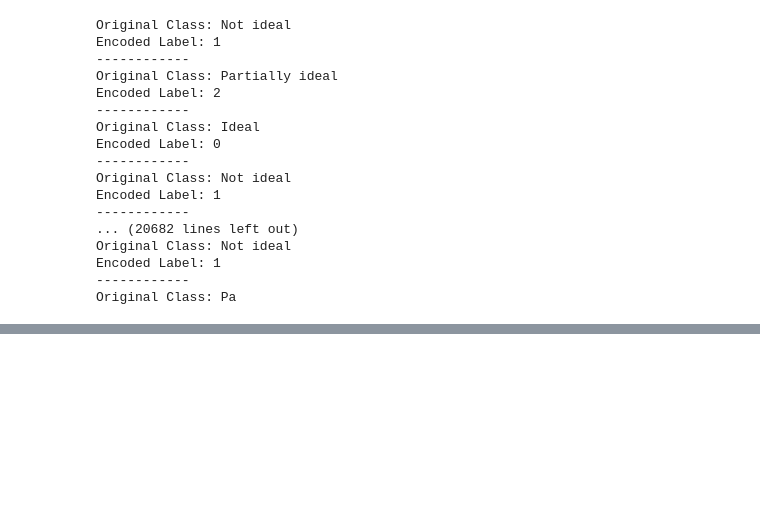
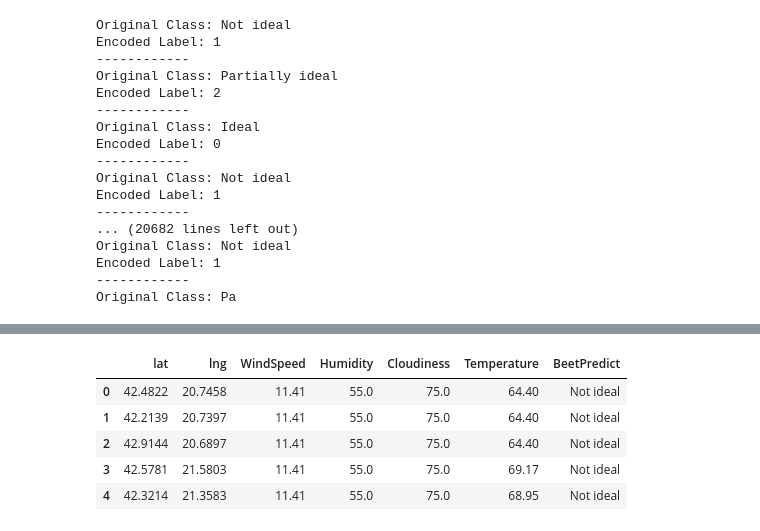
Before and after one commit to Sheelasrinivasa/BeetBotany, a Jupyter notebook: ClassificationProject.ipynb, the cells around one changed output, grey strips where cells are left out. Saved outputs shown, nothing was run; the diff lists cells and outputs as text; code cells hidden in the pictures; blank space fills up the shorter version.

```diff
--- a/ClassificationProject.ipynb
+++ b/ClassificationProject.ipynb
@@ -148,3 +148,8 @@ Original Class: Not ideal
 Encoded Label: 1
 ------------
 Original Class: Pa
+# %%
+plantpredictdata = pd.read_csv(os.path.join('Results_2018_10_02_Oct_10.csv'))
+plantpredictdata = plantpredictdata.dropna()
+plantpredictdata = plantpredictdata.drop(["city_ascii","CurrentDate","CurrentTime","country"],axis=1)
+plantpredictdata.head()
@@ -150,0 +163,11 @@ Original Class: Pa
+# %%
+FinalTest = PlantingModel.predict(plantpredictdata)
+plantpredictdata['BeetPredict'] = FinalTest
+plantpredictdata.head()
+# %% [output]
+|  | lat | lng | WindSpeed | Humidity | Cloudiness | Temperature | BeetPredict |
+| 0 | 42.4822 | 20.7458 | 11.41 | 55.0 | 75.0 | 64.40 | Not ideal |
+| 1 | 42.2139 | 20.7397 | 11.41 | 55.0 | 75.0 | 64.40 | Not ideal |
+| 2 | 42.9144 | 20.6897 | 11.41 | 55.0 | 75.0 | 64.40 | Not ideal |
+| 3 | 42.5781 | 21.5803 | 11.41 | 55.0 | 75.0 | 69.17 | Not ideal |
+| 4 | 42.3214 | 21.3583 | 11.41 | 55.0 | 75.0 | 68.95 | Not ideal |
```
Also changed, not shown: parts of 2 cells of this notebook.
